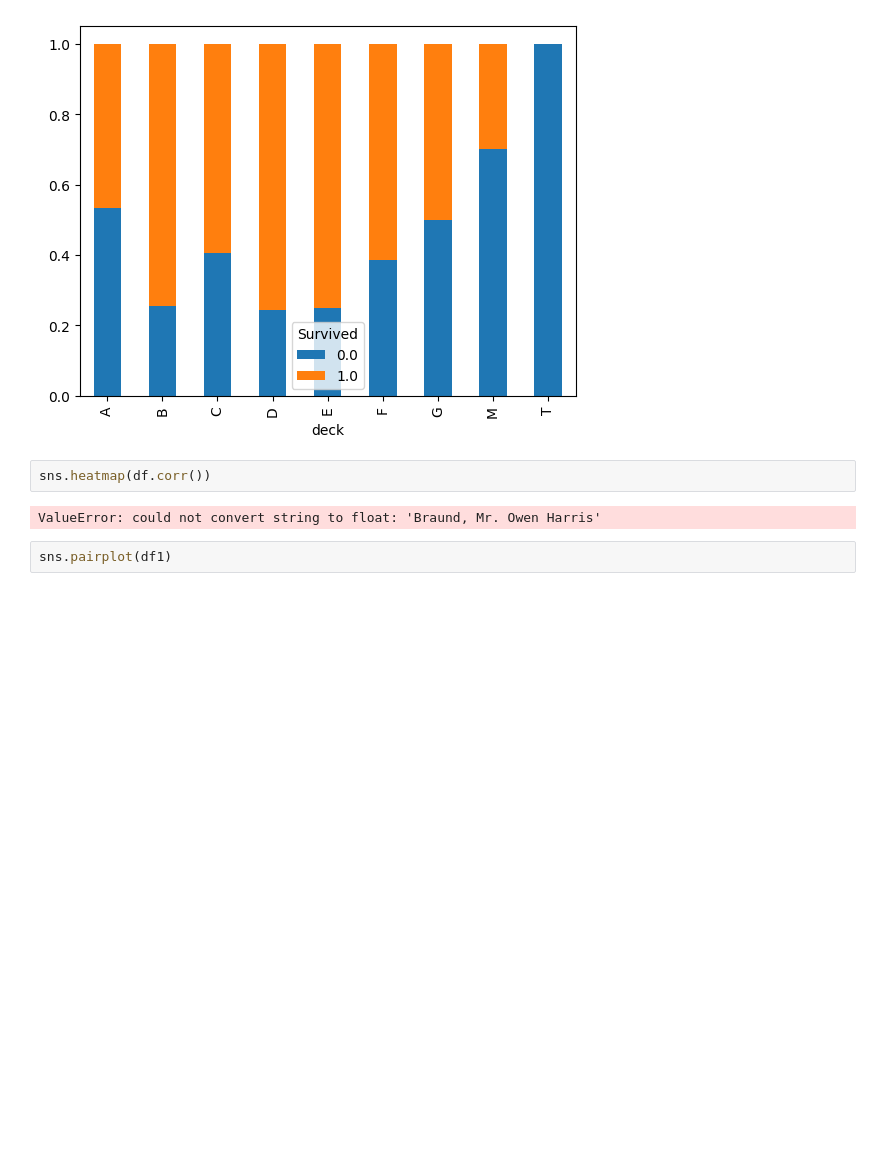
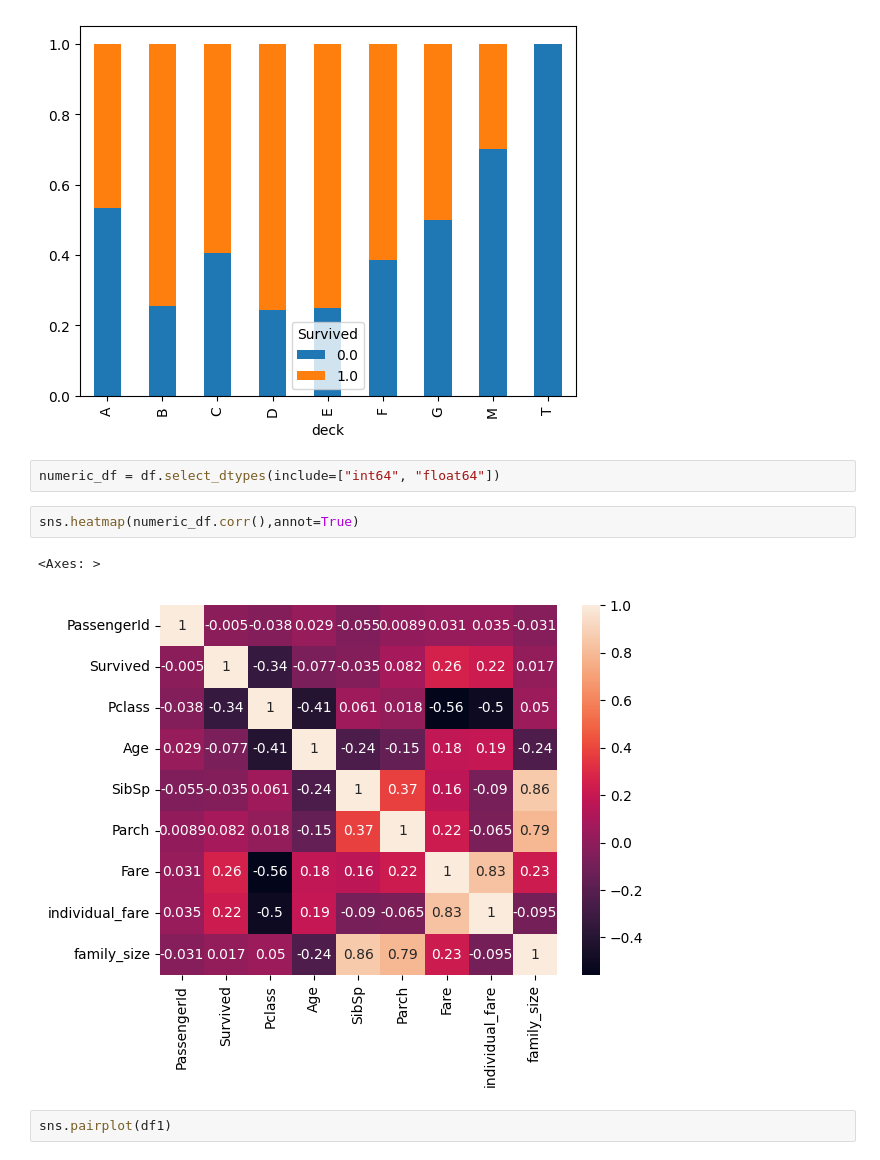
Before and after one commit to Priyanshu6yadav/Machine-Learning, a Jupyter notebook: eda/Titanic/Titanic.ipynb, the cells around one changed output. Cells and saved outputs as stored; diff of their text form; blank space fills up the shorter version.

```diff
--- a/eda/Titanic/Titanic.ipynb
+++ b/eda/Titanic/Titanic.ipynb
@@ -720,10 +720,13 @@ pd.crosstab(df['deck'],df['Survived'],normalize='index').plot(kind='bar',stacked
 # %% [output]
 <Axes: xlabel='deck'>
 [figure]
+# %%
+numeric_df = df.select_dtypes(include=["int64", "float64"])
 # %%
-sns.heatmap(df.corr())
+sns.heatmap(numeric_df.corr(),annot=True)
 # %% [output]
-ValueError: could not convert string to float: 'Braund, Mr. Owen Harris'
+<Axes: >
+[figure, added]
 # %%
 sns.pairplot(df1)
 # %% [output]
```
Also changed, not shown: 3 other files.
